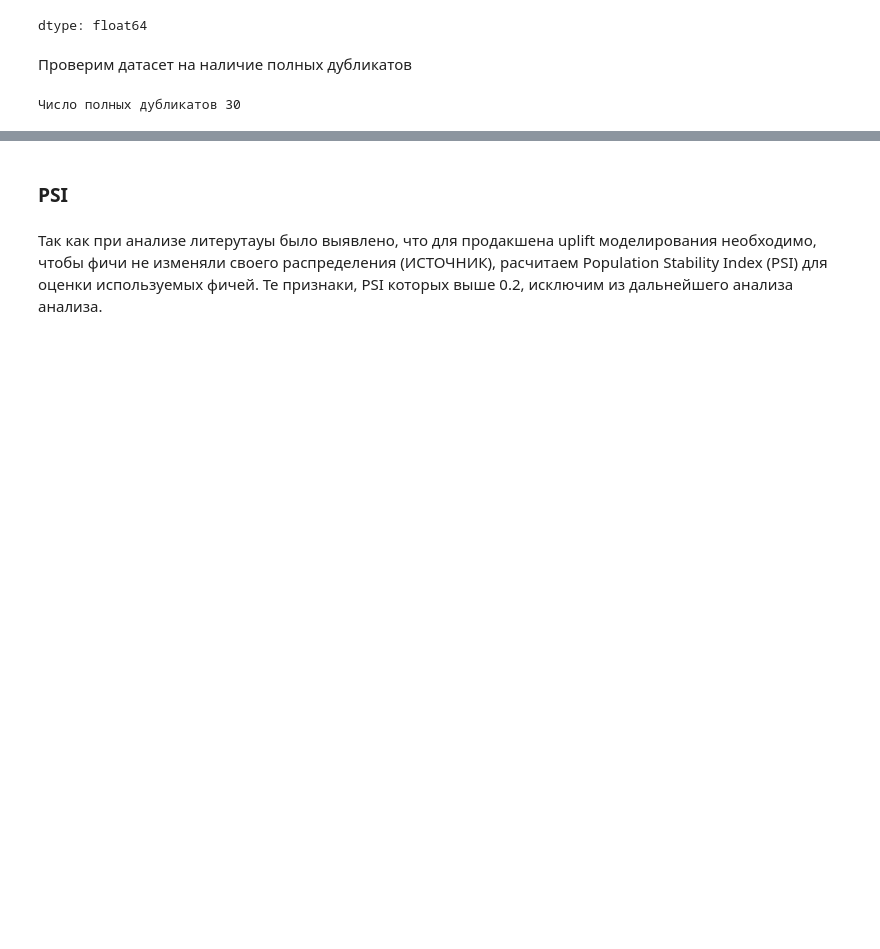
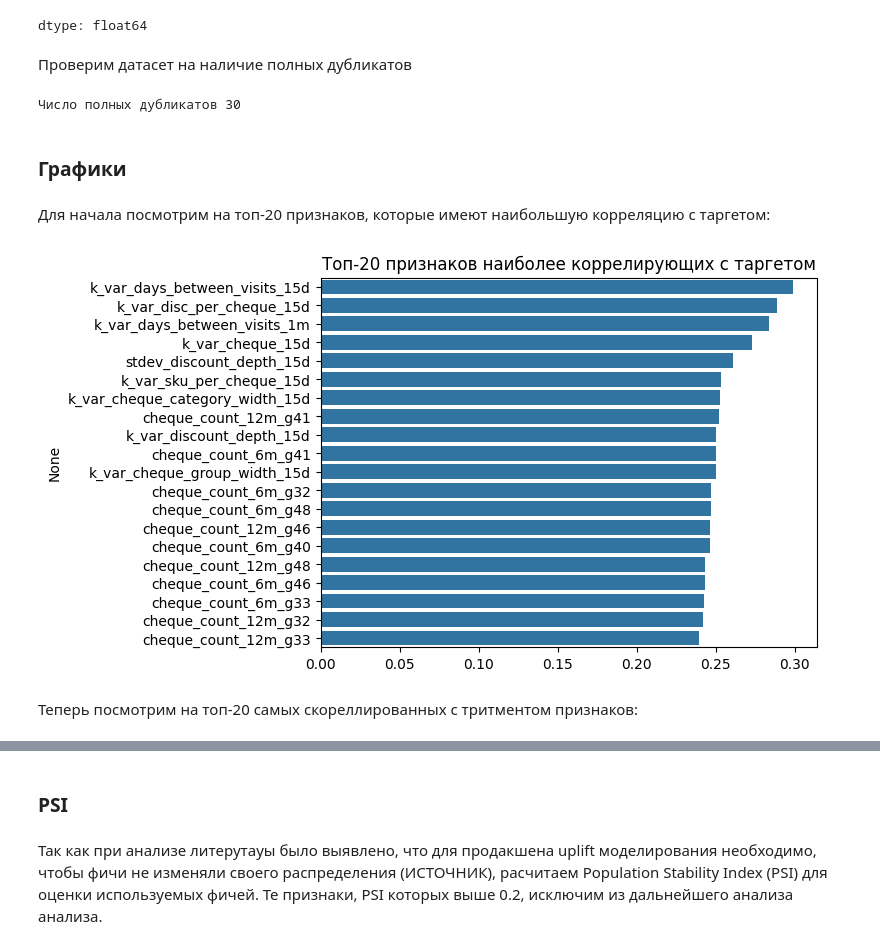
Before and after one commit to kseniakolpakov/uplift_fs, a Jupyter notebook: EDA/EDA.ipynb, the cells around one changed output, grey strips where cells are left out. Drawn from its saved outputs; the diff is of its cells as text; code cells hidden in the pictures; blank space fills up the shorter version.

```diff
--- a/EDA/EDA.ipynb
+++ b/EDA/EDA.ipynb
@@ -199,3 +278,7 @@ dtype: float64
 print(f'Число полных дубликатов {data.duplicated().sum()}')
 # %% [output]
 Число полных дубликатов 30
+# %% [markdown]
+### Графики
+# %% [markdown]
+Для начала посмотрим на топ-20 признаков, которые имеют наибольшую корреляцию с таргетом:
@@ -201,0 +288,12 @@ print(f'Число полных дубликатов {data.duplicated().sum()}')
+# %%
+corr_target = data.corr(numeric_only=True)['target'].sort_values()
+# %%
+top_20_target = corr_target[corr_target.index != 'target'].abs().sort_values(ascending=False).head(20).index
+
+sns.barplot(x=corr_target[top_20_target].values, y=top_20_target)
+plt.title('Топ-20 признаков наиболее коррелирующих с таргетом')
+plt.show();
+# %% [output]
+[figure, added]
+# %% [markdown]
+Теперь посмотрим на топ-20 самых скореллированных с тритментом признаков:
```
Also changed, not shown: parts of 42 cells of this notebook, 3 other files.
